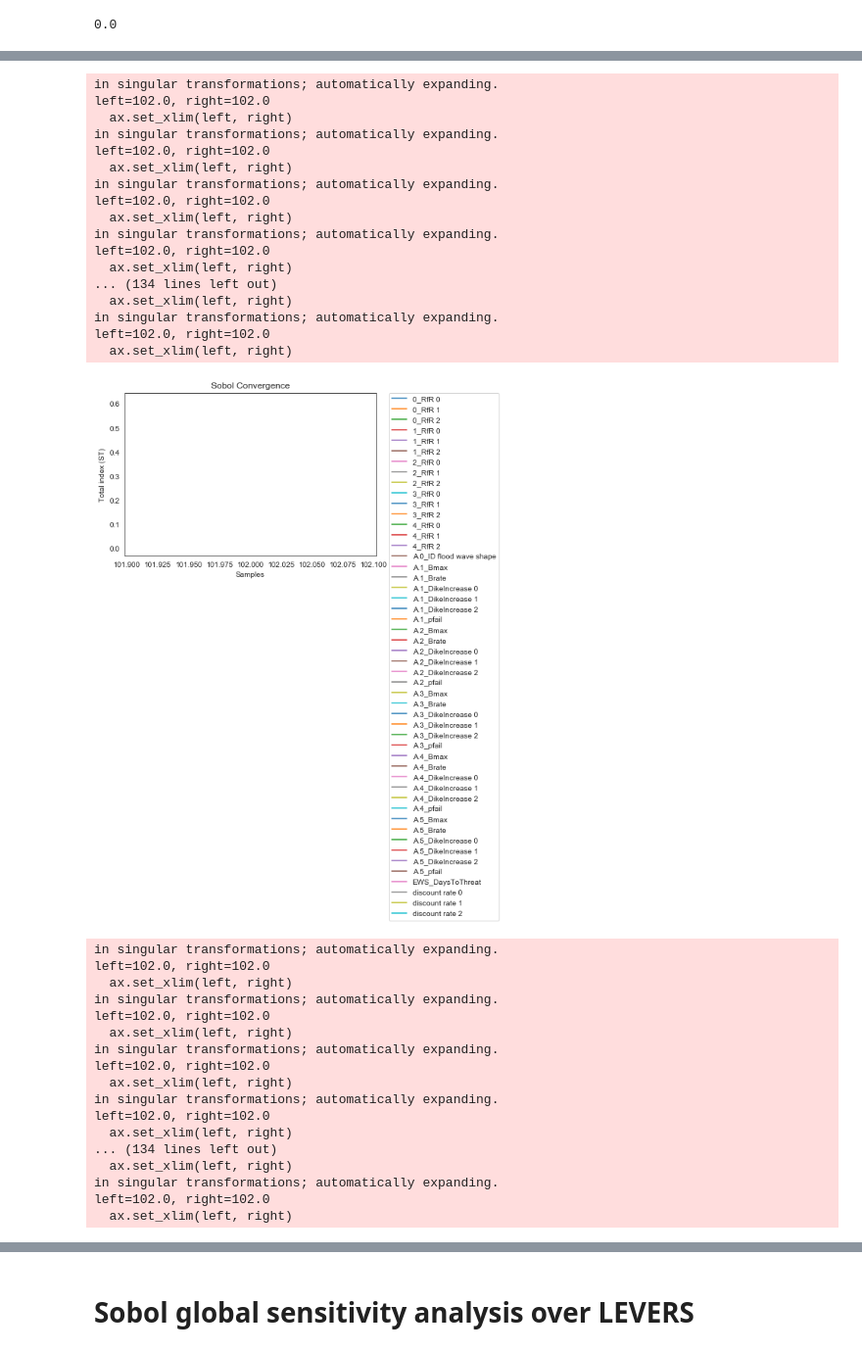
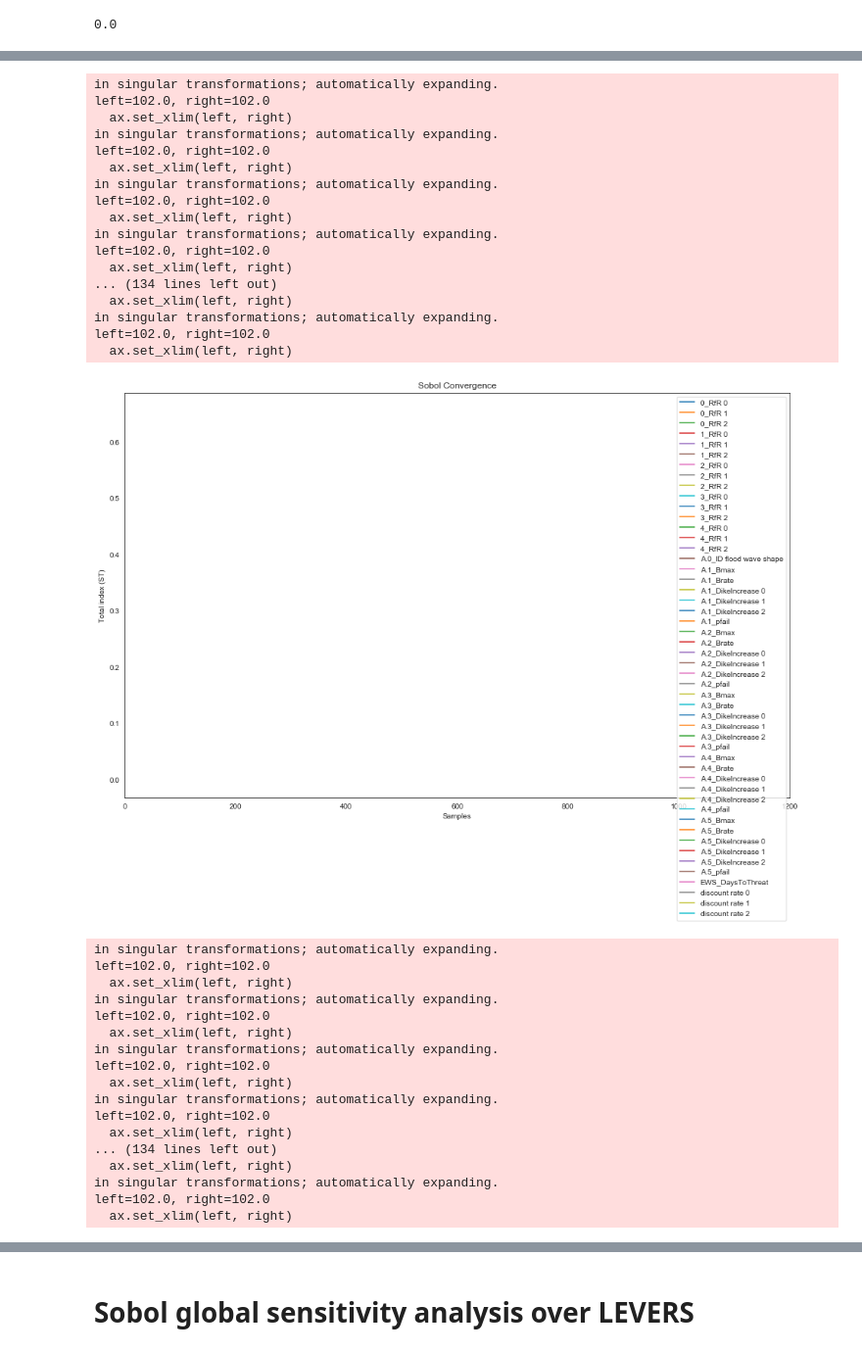
Before and after one commit to itjallingii/sassy_lion, a Jupyter notebook: SensitivityAnalysisSobol/sensitivity_analysis_grp1.ipynb, the cells around one changed output, grey strips where cells are left out. Shown at 98% size. Cells and saved outputs as stored; diff of their text form; code cells hidden in the pictures.

```diff
--- a/SensitivityAnalysisSobol/sensitivity_analysis_grp1.ipynb
+++ b/SensitivityAnalysisSobol/sensitivity_analysis_grp1.ipynb
@@ -157,0 +167,2 @@ KeyboardInterrupt:
+# %%
+problem = get_SALib_problem(model.uncertainties)
@@ -197,15 +220,17 @@ def plot_sobol_interaction(sobol_score):
 def plot_sobol_convergence(final_sobol):
 
     s_data = pd.DataFrame(index=problem['names'],
-                          columns=np.arange(1,n_scenario,5)*(2*problem['num_vars']+2))
+                          columns=np.arange(1,n_scenario,20)*(2*problem['num_vars']+2))
     for j in s_data.columns:
         scores = sobol.analyze(problem, final_sobol[0:j], calc_second_order=True, print_to_console=False)
         s_data.loc[:,j] = scores['ST']
 
     fig, ax = plt.subplots(1)
+    fig.set_size_inches(16,10)
 
     s_data.T.plot(ax=ax)
     ax.set_xlabel('Samples')
+    ax.set_xlim(left=0, right=1200)
     ax.set_ylabel('Total index (ST)')
     plt.title('Sobol Convergence')
     plt.legend(bbox_to_anchor=(1.05, 1), loc=2, borderaxespad=0.)
@@ -219,25 +246,26 @@ plot_sobol_interaction(END_score)
 # %%
 plot_sobol_convergence(EAD_final_sobol)
+plot_sobol_convergence(TIC_final_sobol)
 plot_sobol_convergence(END_final_sobol)
 # %% [output]
 in singular transformations; automatically expanding.
 left=102.0, right=102.0
   ax.set_xlim(left, right)
 in singular transformations; automatically expanding.
 left=102.0, right=102.0
   ax.set_xlim(left, right)
 in singular transformations; automatically expanding.
 left=102.0, right=102.0
   ax.set_xlim(left, right)
 in singular transformations; automatically expanding.
 left=102.0, right=102.0
   ax.set_xlim(left, right)
 ... (134 lines left out)
   ax.set_xlim(left, right)
 in singular transformations; automatically expanding.
 left=102.0, right=102.0
   ax.set_xlim(left, right)
-[figure, old version]
+[figure, new version]
 in singular transformations; automatically expanding.
 left=102.0, right=102.0
   ax.set_xlim(left, right)
```
Also changed, not shown: parts of 12 cells of this notebook, 2 other files.
